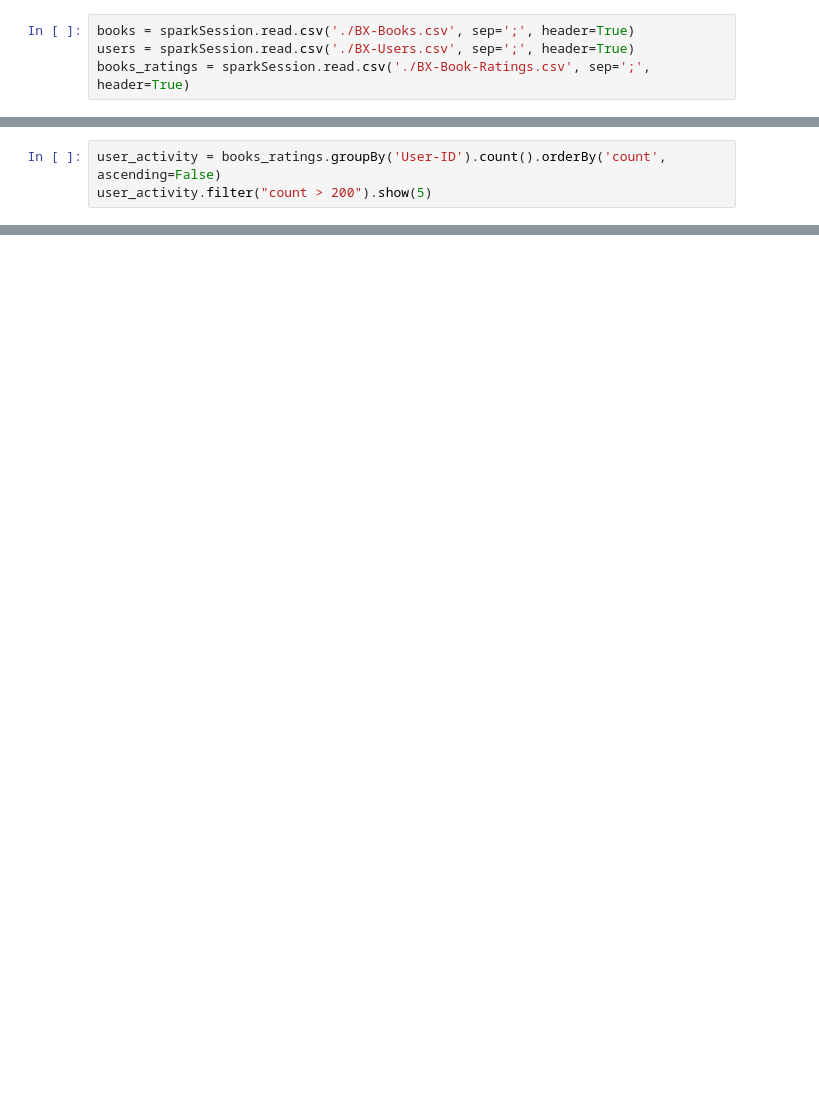
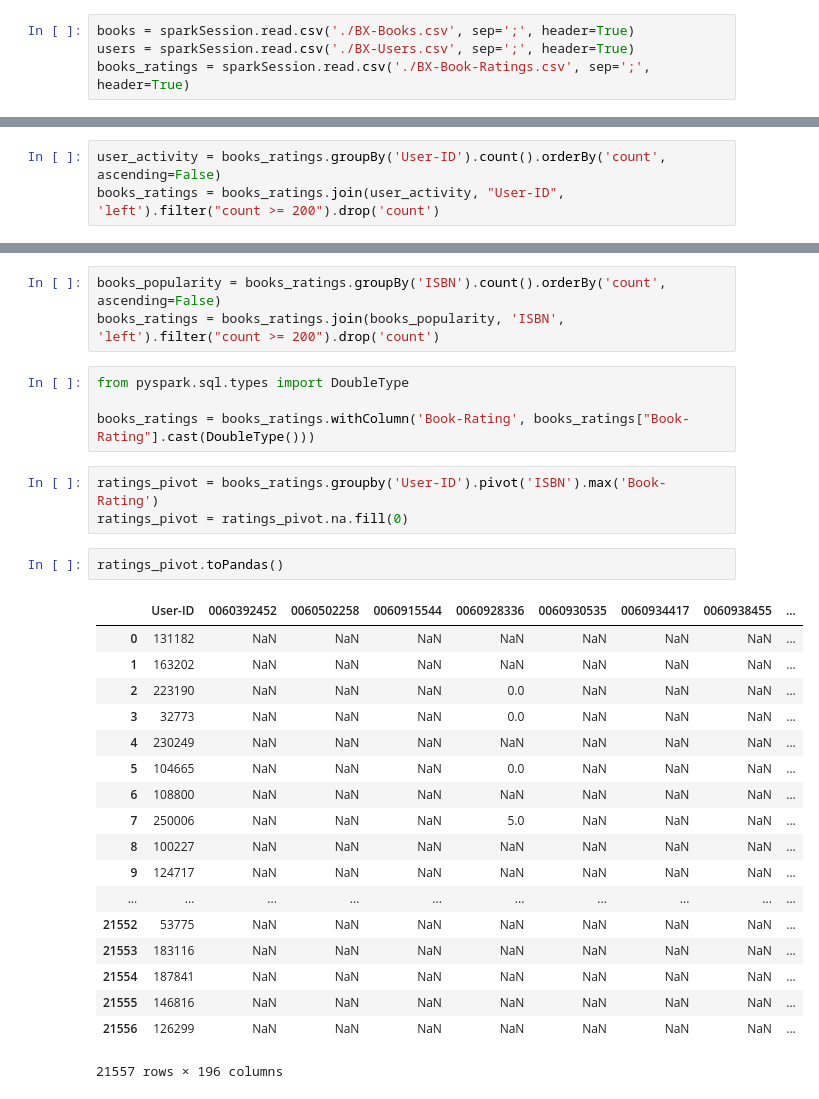
Before and after one commit to alexbukata/BigDataSpark, a Jupyter notebook: Books_recommendations_spark.ipynb, the cells around one changed output, grey strips where cells are left out. Cells and saved outputs as stored; diff of their text form; blank space fills up the shorter version.

```diff
--- a/Books_recommendations_spark.ipynb
+++ b/Books_recommendations_spark.ipynb
@@ -32,3 +81,3 @@ average_rating = books_ratings.groupBy('ISBN').agg(F.mean('book-rating'), F.coun
 # %%
 user_activity = books_ratings.groupBy('User-ID').count().orderBy('count', ascending=False)
-user_activity.filter("count > 200").show(5)
+books_ratings = books_ratings.join(user_activity, "User-ID", 'left').filter("count >= 200").drop('count')
@@ -34,0 +95,31 @@ user_activity.filter("count > 200").show(5)
+# %%
+books_popularity = books_ratings.groupBy('ISBN').count().orderBy('count', ascending=False)
+books_ratings = books_ratings.join(books_popularity, 'ISBN', 'left').filter("count >= 200").drop('count')
+# %%
+from pyspark.sql.types import DoubleType
+
+books_ratings = books_ratings.withColumn('Book-Rating', books_ratings["Book-Rating"].cast(DoubleType()))
+# %%
+ratings_pivot = books_ratings.groupby('User-ID').pivot('ISBN').max('Book-Rating')
+ratings_pivot = ratings_pivot.na.fill(0)
+# %%
+ratings_pivot.toPandas()
+# %% [output]
+|  | User-ID | 0060392452 | 0060502258 | 0060915544 | 0060928336 | 0060930535 | 0060934417 | 0060938455 | ... |
+| 0 | 131182 | NaN | NaN | NaN | NaN | NaN | NaN | NaN | ... |
+| 1 | 163202 | NaN | NaN | NaN | NaN | NaN | NaN | NaN | ... |
+| 2 | 223190 | NaN | NaN | NaN | 0.0 | NaN | NaN | NaN | ... |
+| 3 | 32773 | NaN | NaN | NaN | 0.0 | NaN | NaN | NaN | ... |
+| 4 | 230249 | NaN | NaN | NaN | NaN | NaN | NaN | NaN | ... |
+| 5 | 104665 | NaN | NaN | NaN | 0.0 | NaN | NaN | NaN | ... |
+| 6 | 108800 | NaN | NaN | NaN | NaN | NaN | NaN | NaN | ... |
+| 7 | 250006 | NaN | NaN | NaN | 5.0 | NaN | NaN | NaN | ... |
+| 8 | 100227 | NaN | NaN | NaN | NaN | NaN | NaN | NaN | ... |
+| 9 | 124717 | NaN | NaN | NaN | NaN | NaN | NaN | NaN | ... |
+| ... | ... | ... | ... | ... | ... | ... | ... | ... | ... |
+| 21552 | 53775 | NaN | NaN | NaN | NaN | NaN | NaN | NaN | ... |
+| 21553 | 183116 | NaN | NaN | NaN | NaN | NaN | NaN | NaN | ... |
+| 21554 | 187841 | NaN | NaN | NaN | NaN | NaN | NaN | NaN | ... |
+| 21555 | 146816 | NaN | NaN | NaN | NaN | NaN | NaN | NaN | ... |
+| 21556 | 126299 | NaN | NaN | NaN | NaN | NaN | NaN | NaN | ... |
+21557 rows × 196 columns
```
Also changed, not shown: parts of 15 cells of this notebook.
